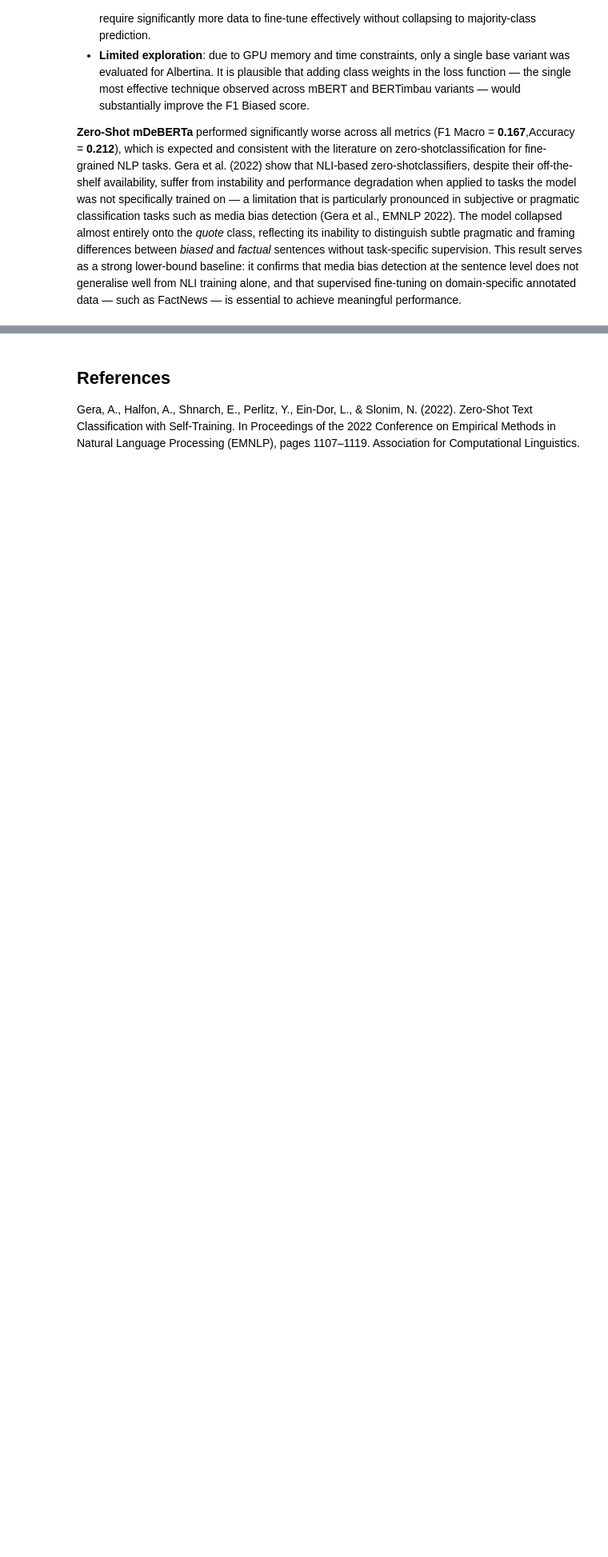
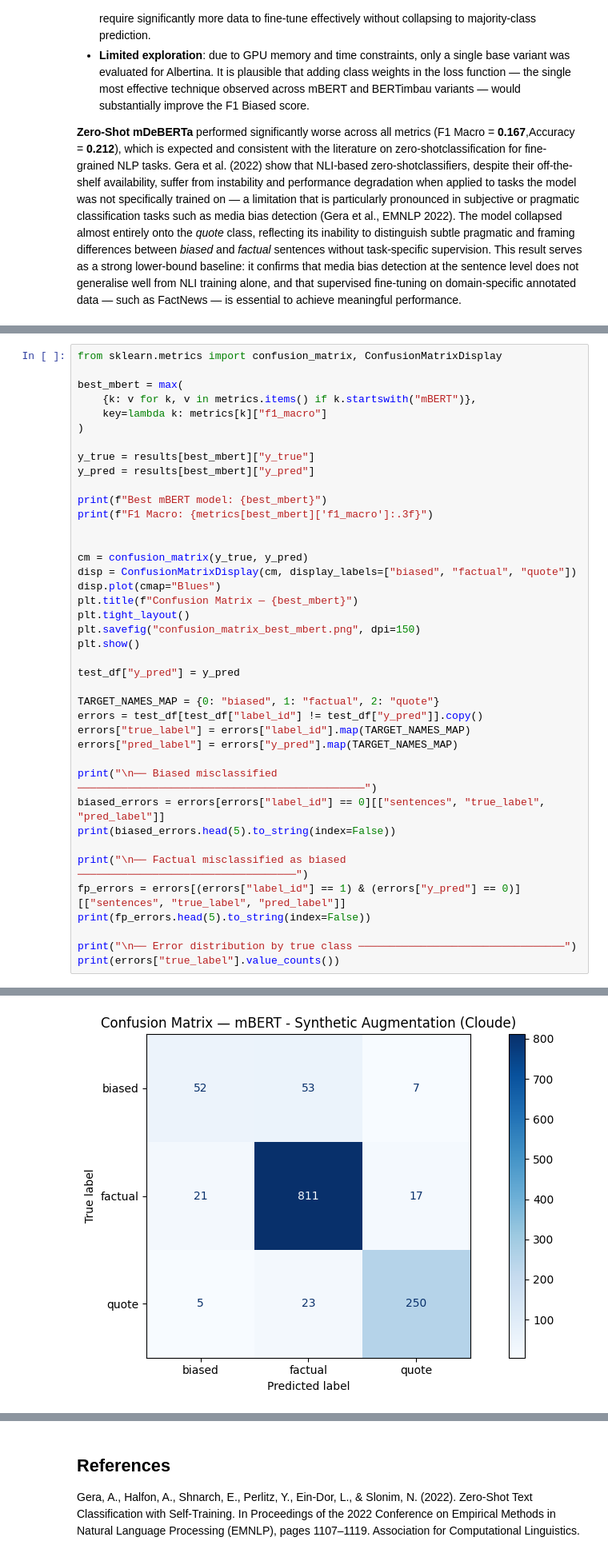
Before and after one commit to tomast100/PLN_Project, a Jupyter notebook: assignment_2.ipynb, the cells around one changed output, grey strips where cells are left out. Shown at 80% size. Drawn from its saved outputs; the diff is of its cells as text; blank space fills up the shorter version.

```diff
--- a/assignment_2.ipynb
+++ b/assignment_2.ipynb
@@ -2077,0 +2168,41 @@ not generalise well from NLI training alone, and that supervised fine-tuning on
+# %%
+from sklearn.metrics import confusion_matrix, ConfusionMatrixDisplay
+
+best_mbert = max(
+    {k: v for k, v in metrics.items() if k.startswith("mBERT")},
+    key=lambda k: metrics[k]["f1_macro"]
+)
+
+y_true = results[best_mbert]["y_true"]
+y_pred = results[best_mbert]["y_pred"]
+
+print(f"Best mBERT model: {best_mbert}")
+print(f"F1 Macro: {metrics[best_mbert]['f1_macro']:.3f}")
+
+
+cm = confusion_matrix(y_true, y_pred)
+disp = ConfusionMatrixDisplay(cm, display_labels=["biased", "factual", "quote"])
+disp.plot(cmap="Blues")
+plt.title(f"Confusion Matrix — {best_mbert}")
+plt.tight_layout()
+plt.savefig("confusion_matrix_best_mbert.png", dpi=150)
+plt.show()
+
+test_df["y_pred"] = y_pred
+
+TARGET_NAMES_MAP = {0: "biased", 1: "factual", 2: "quote"}
+errors = test_df[test_df["label_id"] != test_df["y_pred"]].copy()
+errors["true_label"] = errors["label_id"].map(TARGET_NAMES_MAP)
+errors["pred_label"] = errors["y_pred"].map(TARGET_NAMES_MAP)
+
+print("\n── Biased misclassified ──────────────────────────────────────────────")
+biased_errors = errors[errors["label_id"] == 0][["sentences", "true_label", "pred_label"]]
+print(biased_errors.head(5).to_string(index=False))
+
+print("\n── Factual misclassified as biased ───────────────────────────────────")
+fp_errors = errors[(errors["label_id"] == 1) & (errors["y_pred"] == 0)][["sentences", "true_label", "pred_label"]]
+print(fp_errors.head(5).to_string(index=False))
+
+print("\n── Error distribution by true class ─────────────────────────────────")
+print(errors["true_label"].value_counts())
+# %% [output]
@@ -2077,0 +2211 @@ not generalise well from NLI training alone, and that supervised fine-tuning on
+[figure, added]
```
Also changed, not shown: parts of 6 cells of this notebook.
